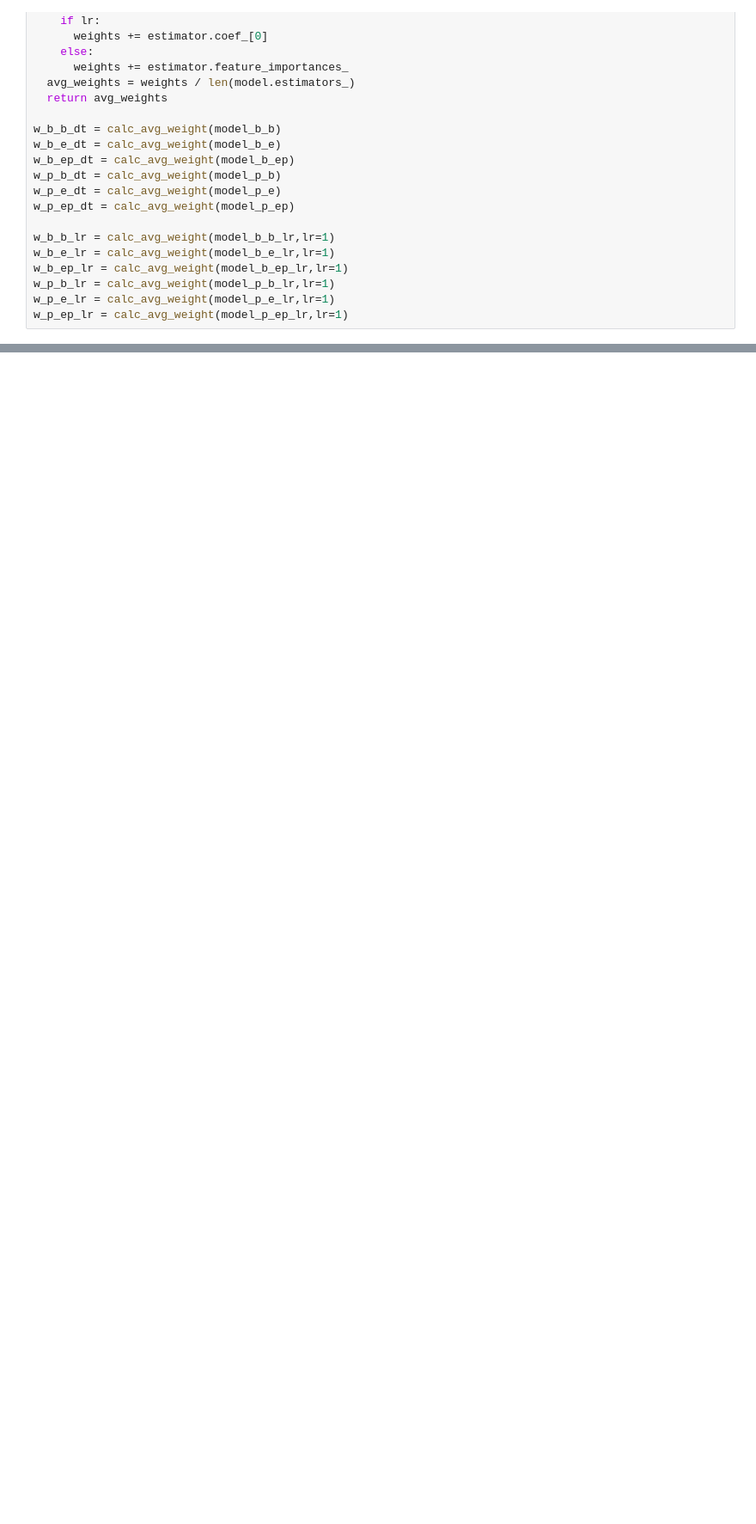
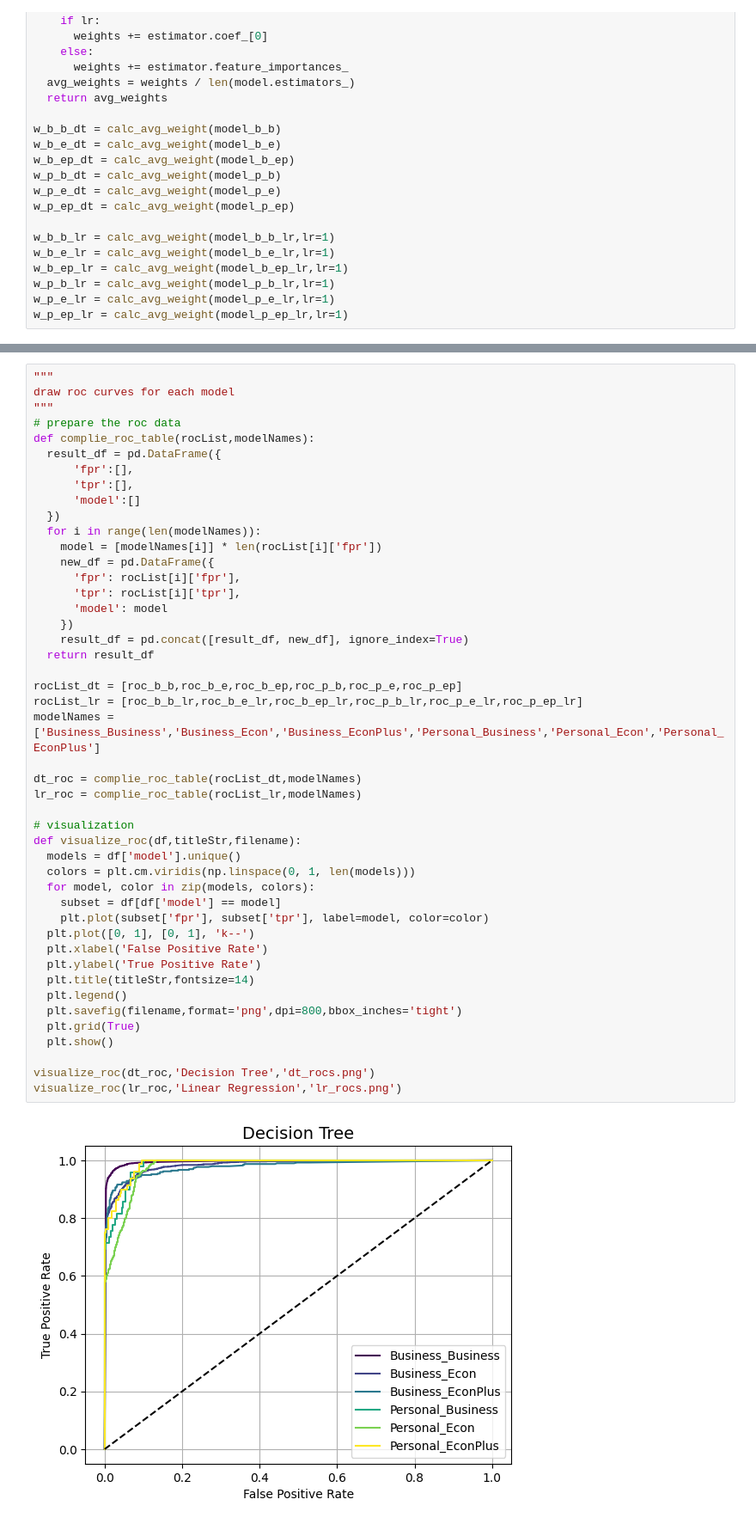
Before and after one commit to viettungggg/airline-customer-satisfaction, a Jupyter notebook: subgroup_analysis.ipynb, the cells around one changed output, grey strips where cells are left out. Shown at 86% size. Saved outputs shown, nothing was run; the diff lists cells and outputs as text; blank space fills up the shorter version.

```diff
--- a/subgroup_analysis.ipynb
+++ b/subgroup_analysis.ipynb
@@ -238,0 +259,48 @@ print(X_train.columns.values)
+# %%
+"""
+draw roc curves for each model
+"""
+# prepare the roc data
+def complie_roc_table(rocList,modelNames):
+  result_df = pd.DataFrame({
+      'fpr':[],
+      'tpr':[],
+      'model':[]
+  })
+  for i in range(len(modelNames)):
+    model = [modelNames[i]] * len(rocList[i]['fpr'])
+    new_df = pd.DataFrame({
+      'fpr': rocList[i]['fpr'],
+      'tpr': rocList[i]['tpr'],
+      'model': model
+    })
+    result_df = pd.concat([result_df, new_df], ignore_index=True)
+  return result_df
+
+rocList_dt = [roc_b_b,roc_b_e,roc_b_ep,roc_p_b,roc_p_e,roc_p_ep]
+rocList_lr = [roc_b_b_lr,roc_b_e_lr,roc_b_ep_lr,roc_p_b_lr,roc_p_e_lr,roc_p_ep_lr]
+modelNames = ['Business_Business','Business_Econ','Business_EconPlus','Personal_Business','Personal_Econ','Personal_EconPlus']
+
+dt_roc = complie_roc_table(rocList_dt,modelNames)
+lr_roc = complie_roc_table(rocList_lr,modelNames)
+
+# visualization
+def visualize_roc(df,titleStr,filename):
+  models = df['model'].unique()
+  colors = plt.cm.viridis(np.linspace(0, 1, len(models)))
+  for model, color in zip(models, colors):
+    subset = df[df['model'] == model]
+    plt.plot(subset['fpr'], subset['tpr'], label=model, color=color)
+  plt.plot([0, 1], [0, 1], 'k--')
+  plt.xlabel('False Positive Rate')
+  plt.ylabel('True Positive Rate')
+  plt.title(titleStr,fontsize=14)
+  plt.legend()
+  plt.savefig(filename,format='png',dpi=800,bbox_inches='tight')
+  plt.grid(True)
+  plt.show()
+
+visualize_roc(dt_roc,'Decision Tree','dt_rocs.png')
+visualize_roc(lr_roc,'Linear Regression','lr_rocs.png')
+# %% [output]
+[figure, added]
```
Also changed, not shown: parts of 6 cells of this notebook.
